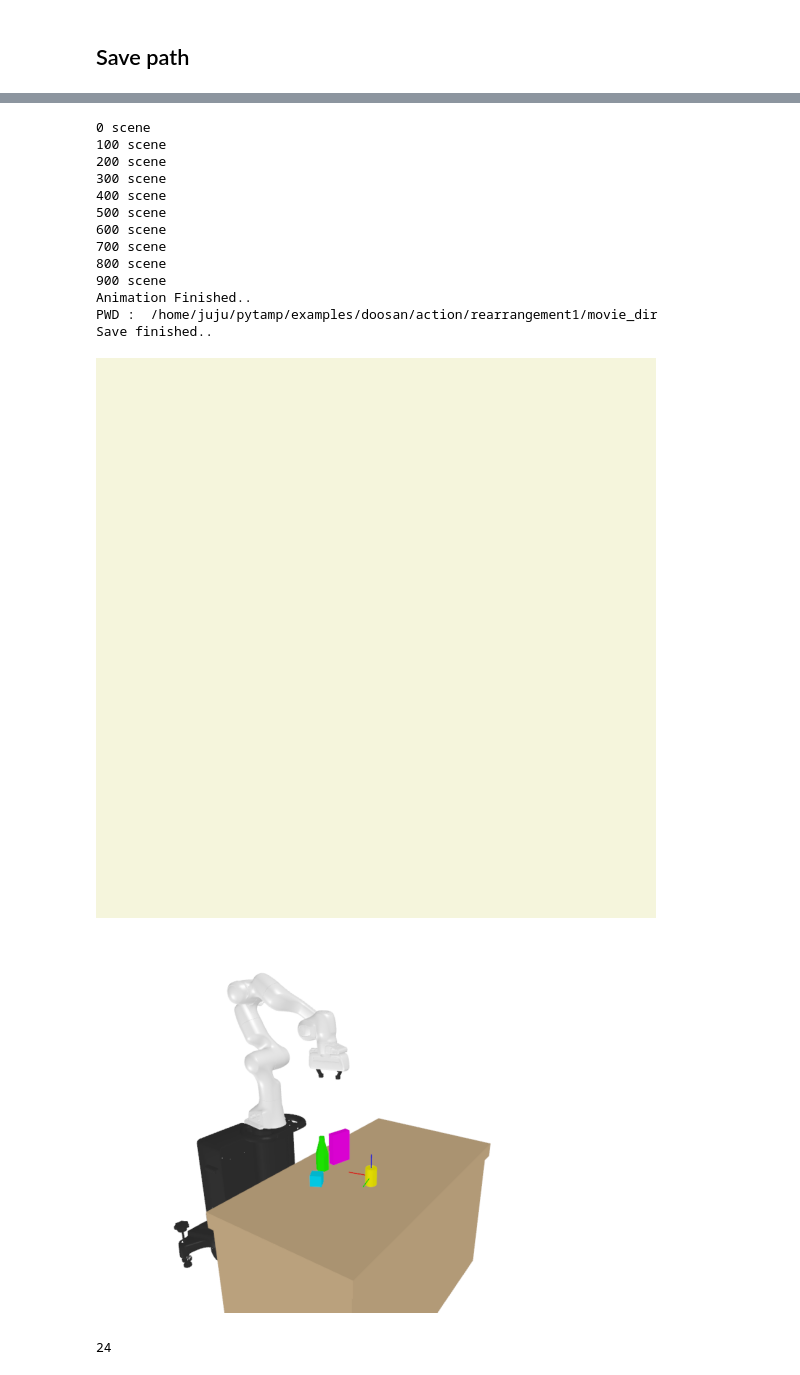
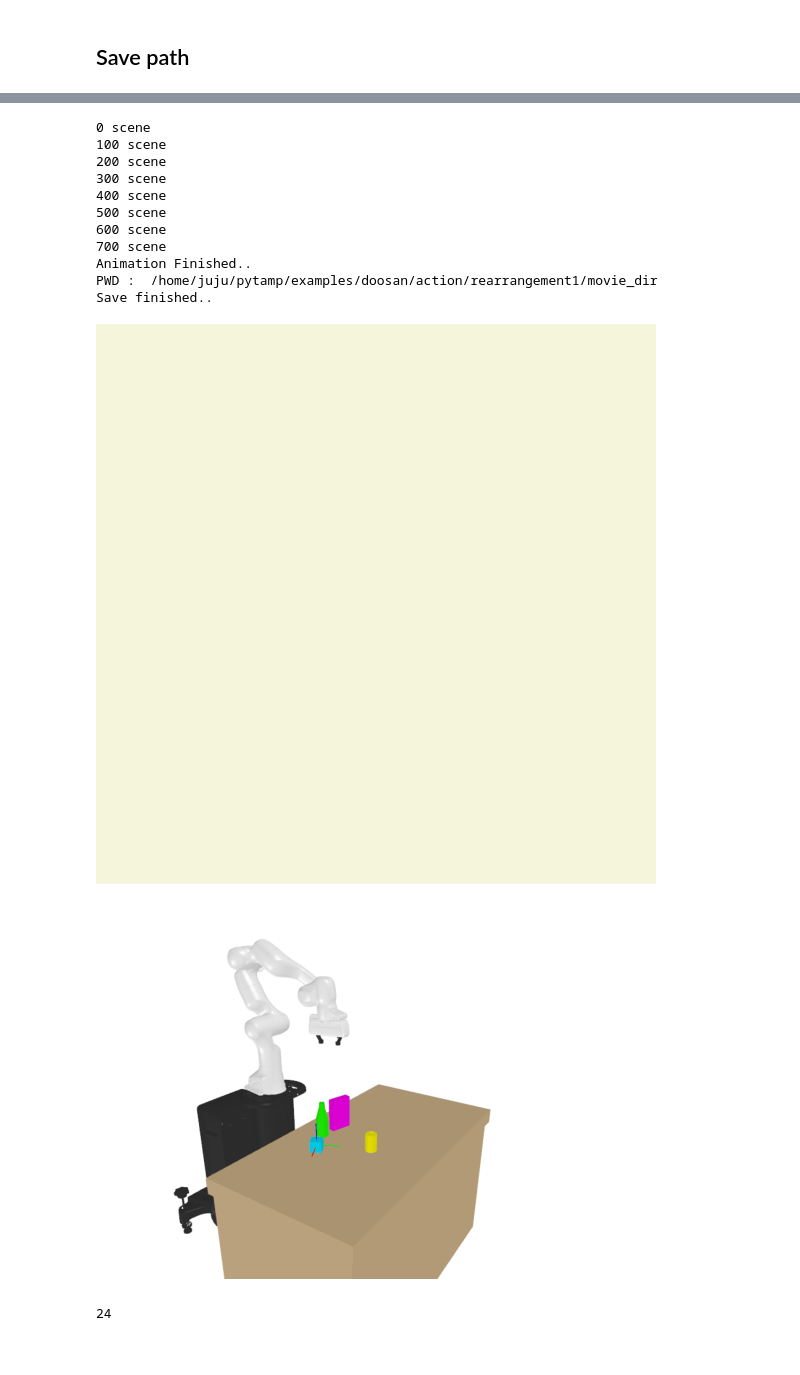
Before and after one commit to juju0111/pytamp, a Jupyter notebook: examples/doosan/action/rearrangement1/Rearr_benchmark/Pytamp_inverse_kin_RRT_tears.ipynb, the cells around one changed output, grey strips where cells are left out. Saved outputs shown, nothing was run; the diff lists cells and outputs as text; code cells hidden in the pictures.

Commit message:
benchmark1_rearr_data_generate..

```diff
--- a/examples/doosan/action/rearrangement1/Rearr_benchmark/Pytamp_inverse_kin_RRT_tears.ipynb
+++ b/examples/doosan/action/rearrangement1/Rearr_benchmark/Pytamp_inverse_kin_RRT_tears.ipynb
@@ -132,7 +132,7 @@ mcts = MCTS_rearrangement(
         max_depth=args.max_depth,
         c=c,
         debug_mode=False,
-        use_pick_action=True,
+        use_pick_action=False,
         consider_next_scene=True,
     )
 mcts.only_optimize_1 = False
@@ -294,3 +335,9 @@ def show_curernt_scene(q, pose):
     mcts.rearr_action.scene_mngr.render_objects(ax)
     p_utils.plot_basis(ax)
     mcts.rearr_action.show()
+# %%
+total_ = 0
+for i in range(6):
+    total_ += 6/(i+1)
+
+total_
@@ -533,37 +590,35 @@ Error 1.5 530
 from pykin.utils.kin_utils import apply_robot_to_scene
 
 mcts.rearr_action.scene_mngr.render.render_objects(mcts.tree.nodes[0]['state'].objs)
 # pick.scene_mngr.render.trimesh_scene = apply_robot_to_scene(
 #         trimesh_scene=pick.scene_mngr.render.trimesh_scene,
 #         robot=pick.scene_mngr.scene.robot,
 #         geom="visual"
 #             )
 # pick.scene_mngr.render.set_camera_view()
 
 mcts.rearr_action.simulate_path(
     final_pnp_all_joint_paths[0],
     final_pick_all_objects[0],
     final_place_all_object_poses[0],
     is_save=True,
 #     video_name="pick_rearrangement1_only_current_scene",
-    video_name="pick_rearrangement1_using_pick_action_minimum_cost_nodes",
+    video_name="pick_rearrangement1_consider_next_scene_minimum_cost_nodes",
 )
 # %% [output]
 0 scene
 100 scene
 200 scene
 300 scene
 400 scene
 500 scene
 600 scene
 700 scene
-800 scene
-900 scene
 Animation Finished..
 PWD :  /home/juju/pytamp/examples/doosan/action/rearrangement1/movie_dir
 Save finished..
 [figure]
-[figure, old version]
+[figure, new version]
 # %%
 count = 0
 for i in mcts.tree.nodes:
```
Also changed, not shown: parts of 18 cells of this notebook, 12 other files.
